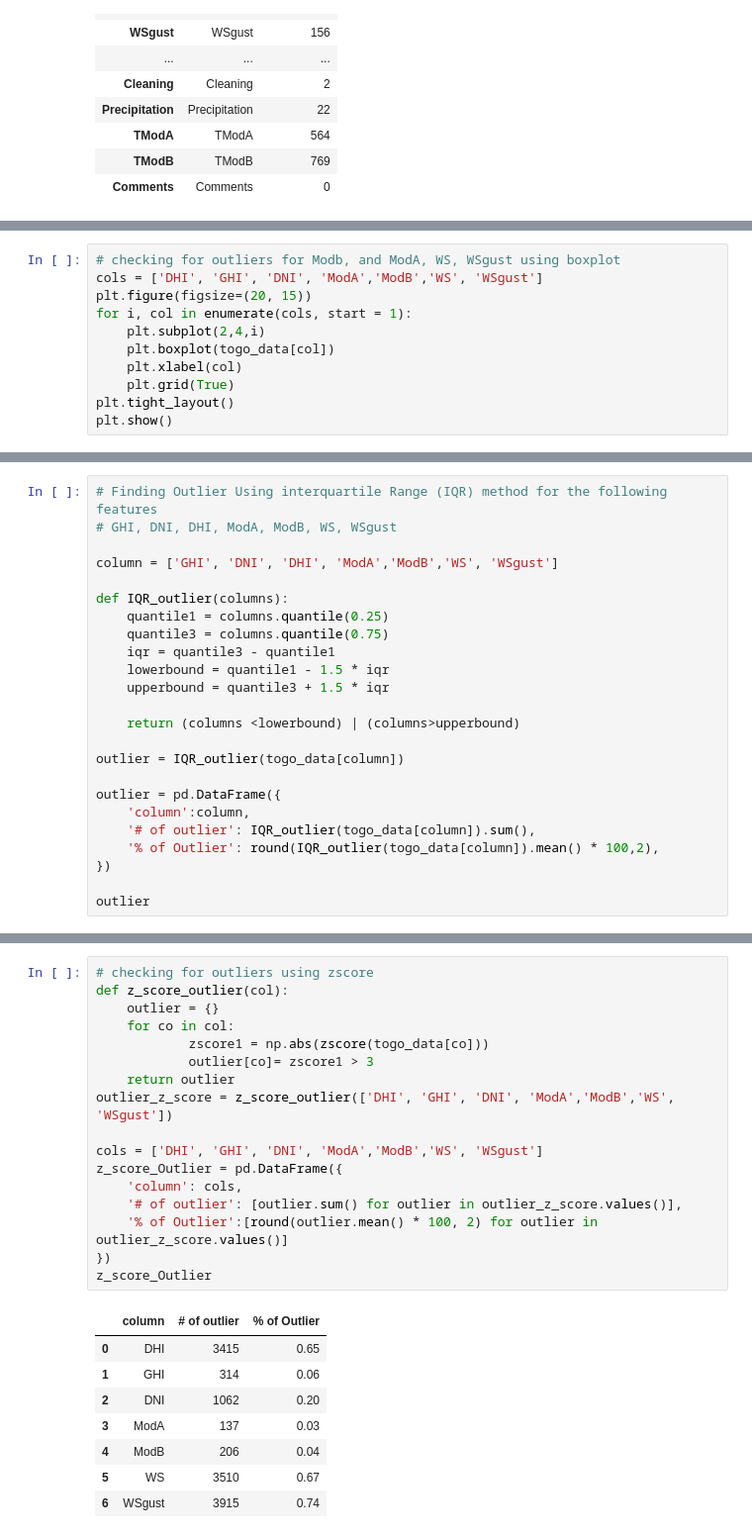
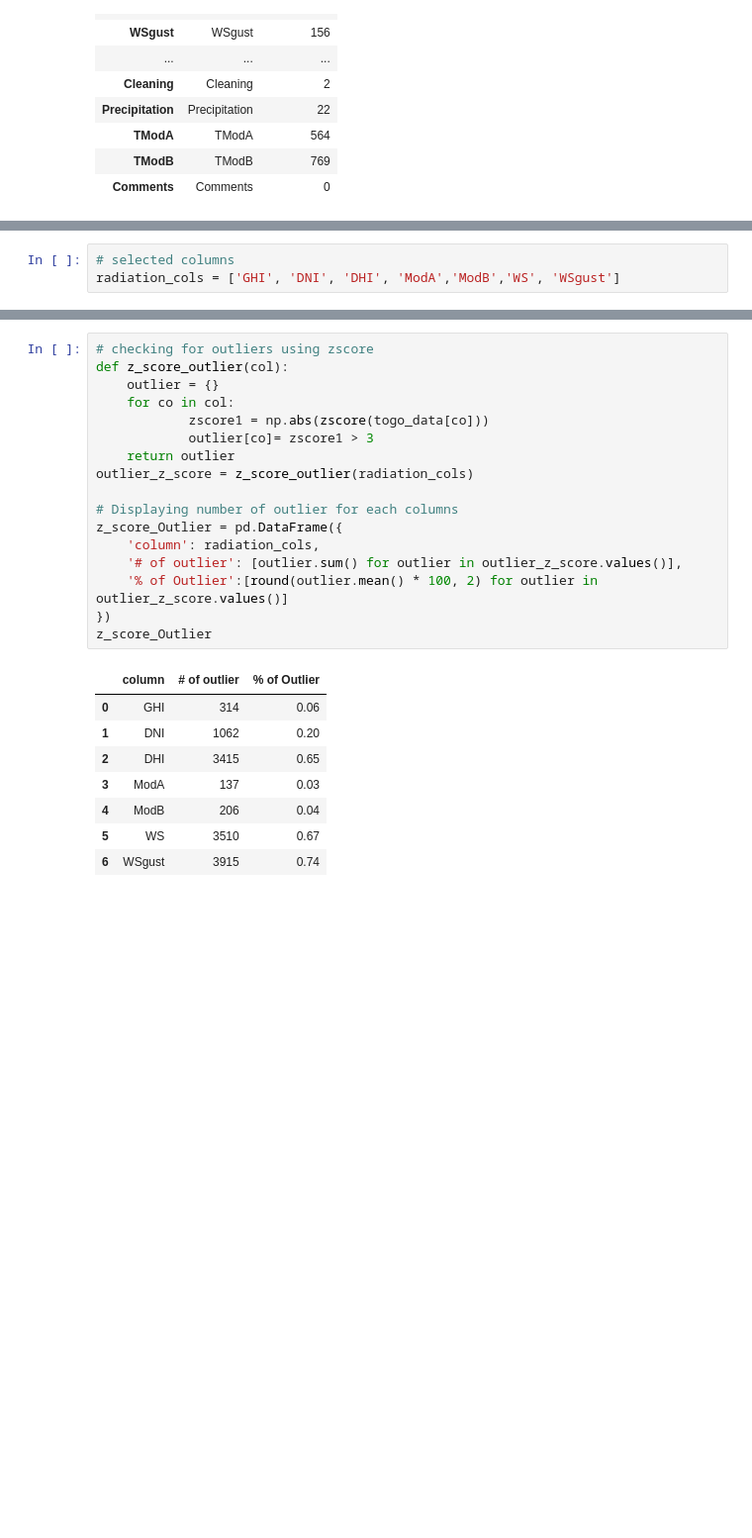
Before and after one commit to Jonepeter/solar-challenge-week1, a Jupyter notebook: notebooks/togo_eda.ipynb, the cells around one changed output, grey strips where cells are left out. Shown at 99% size. Drawn from its saved outputs; the diff is of its cells as text; blank space fills up the shorter version.

```diff
--- a/notebooks/togo_eda.ipynb
+++ b/notebooks/togo_eda.ipynb
@@ -224 +177,4 @@ togo_data.describe()
+# %%
+# selected columns
+radiation_cols = ['GHI', 'DNI', 'DHI', 'ModA','ModB','WS', 'WSgust']
 # %%
@@ -237,11 +194,0 @@ togo_data[['GHI', 'DNI', 'DHI', 'ModA','ModB','WS', 'WSgust']].describe()
-# %%
-# checking for outliers for Modb, and ModA, WS, WSgust using boxplot
-cols = ['DHI', 'GHI', 'DNI', 'ModA','ModB','WS', 'WSgust']
-plt.figure(figsize=(20, 15))
-for i, col in enumerate(cols, start = 1):
-    plt.subplot(2,4,i)
-    plt.boxplot(togo_data[col])
-    plt.xlabel(col)
-    plt.grid(True)
-plt.tight_layout()
-plt.show()
@@ -250,24 +194,0 @@ plt.show()
-# %%
-# Finding Outlier Using interquartile Range (IQR) method for the following features
-# GHI, DNI, DHI, ModA, ModB, WS, WSgust
-
-column = ['GHI', 'DNI', 'DHI', 'ModA','ModB','WS', 'WSgust']
-
-def IQR_outlier(columns):
-    quantile1 = columns.quantile(0.25)
-    quantile3 = columns.quantile(0.75)
-    iqr = quantile3 - quantile1
-    lowerbound = quantile1 - 1.5 * iqr
-    upperbound = quantile3 + 1.5 * iqr
-
-    return (columns <lowerbound) | (columns>upperbound)
-
-outlier = IQR_outlier(togo_data[column])
-
-outlier = pd.DataFrame({
-    'column':column,
-    '# of outlier': IQR_outlier(togo_data[column]).sum(),
-    '% of Outlier': round(IQR_outlier(togo_data[column]).mean() * 100,2),
-})
-
-outlier
@@ -283,25 +220,25 @@ outlier
 # %%
 # checking for outliers using zscore
 def z_score_outlier(col):
     outlier = {}
     for co in col:
             zscore1 = np.abs(zscore(togo_data[co]))
             outlier[co]= zscore1 > 3
     return outlier
-outlier_z_score = z_score_outlier(['DHI', 'GHI', 'DNI', 'ModA','ModB','WS', 'WSgust'])
+outlier_z_score = z_score_outlier(radiation_cols)
 
-cols = ['DHI', 'GHI', 'DNI', 'ModA','ModB','WS', 'WSgust']
+# Displaying number of outlier for each columns
 z_score_Outlier = pd.DataFrame({
-    'column': cols,
+    'column': radiation_cols,
     '# of outlier': [outlier.sum() for outlier in outlier_z_score.values()],
     '% of Outlier':[round(outlier.mean() * 100, 2) for outlier in outlier_z_score.values()]
 })
 z_score_Outlier
 # %% [output]
 |  | column | # of outlier | % of Outlier |
-| 0 | DHI | 3415 | 0.65 |
-| 1 | GHI | 314 | 0.06 |
-| 2 | DNI | 1062 | 0.20 |
+| 0 | GHI | 314 | 0.06 |
+| 1 | DNI | 1062 | 0.20 |
+| 2 | DHI | 3415 | 0.65 |
 | 3 | ModA | 137 | 0.03 |
 | 4 | ModB | 206 | 0.04 |
 | 5 | WS | 3510 | 0.67 |
```
Also changed, not shown: parts of 39 cells of this notebook.
